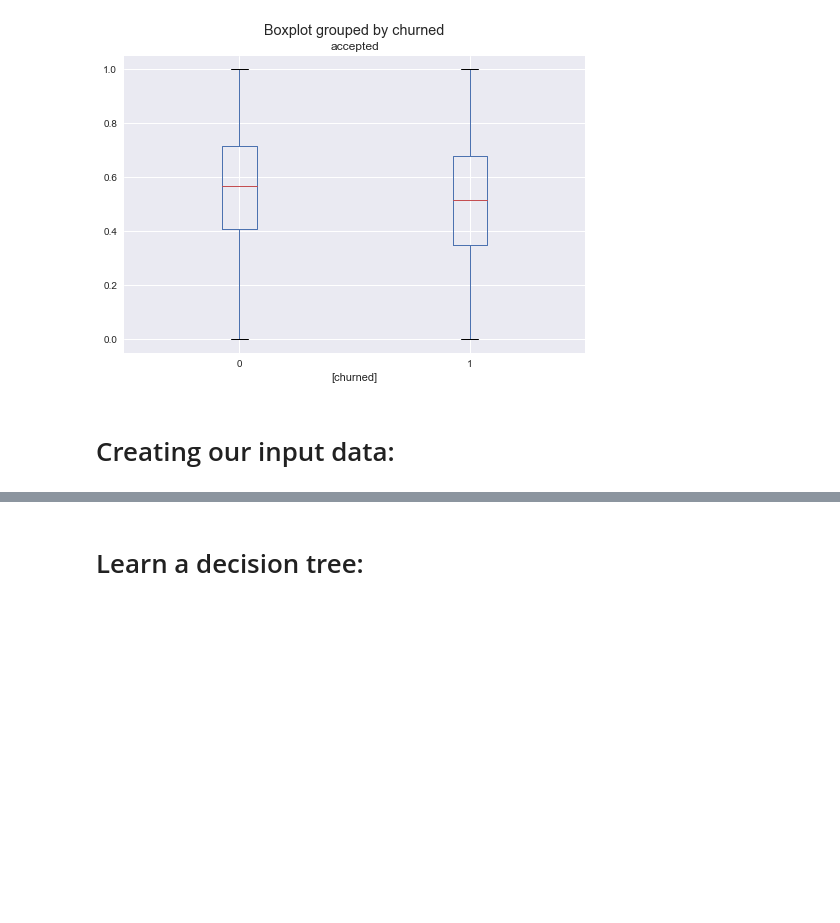
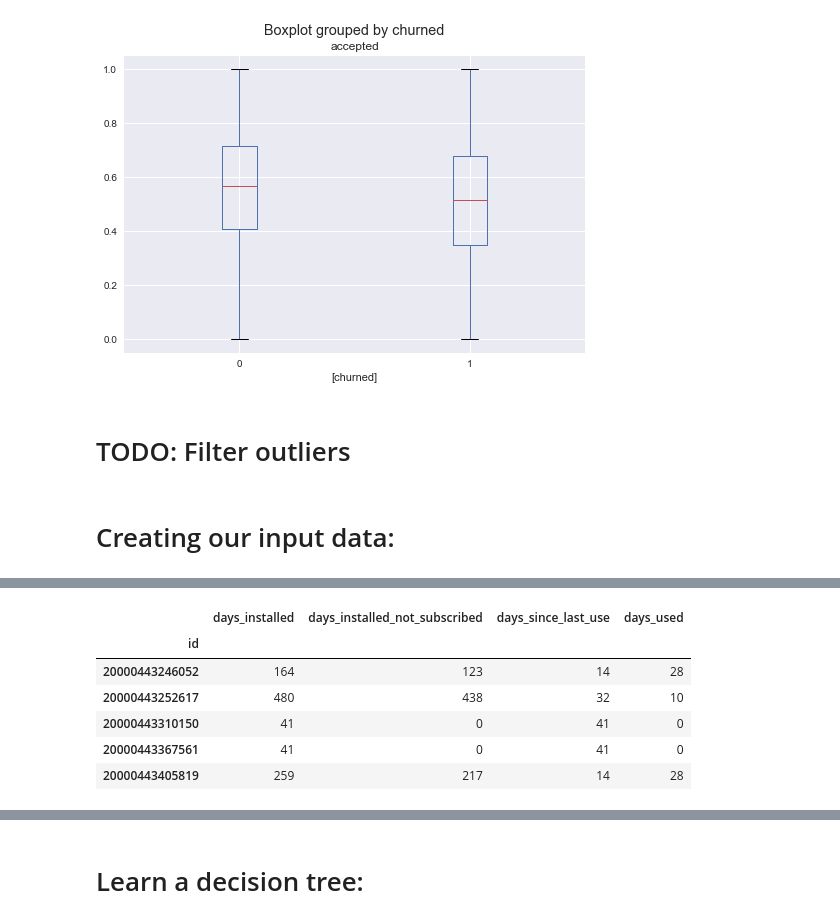
Before and after one commit to tomyitav/datahack-2018-challenge, a Jupyter notebook: datahack_2018.ipynb, the cells around one changed output, grey strips where cells are left out. Drawn from its saved outputs; the diff is of its cells as text; code cells hidden in the pictures; blank space fills up the shorter version.

Commit message:
Added date based features

```diff
--- a/datahack_2018.ipynb
+++ b/datahack_2018.ipynb
@@ -191,3 +189,5 @@ joined_df.groupby(['id', 'churned'])[['accepted']].mean().boxplot(by='churned')
 # %% [output]
 <matplotlib.axes._subplots.AxesSubplot at 0x...>
 [figure]
+# %% [markdown]
+# TODO: Filter outliers
@@ -194,2 +196,17 @@ joined_df.groupby(['id', 'churned'])[['accepted']].mean().boxplot(by='churned')
 # %% [markdown]
 # Creating our input data:
+# %%
+# Add time statistics
+start_of_time_series = joined_df['subscripiton_date'].min()
+print(start_of_time_series)
+end_of_time_series = joined_df['use_date'].max()
+print(end_of_time_series)
+date_features = joined_df[['id','installation_date','subscripiton_date','use_date']].groupby('id').max()
+date_features['days_installed'] = (pd.to_datetime(end_of_time_series) - date_features['installation_date']).dt.days
+date_features['days_installed_not_subscribed'] = (date_features['subscripiton_date'] - date_features['installation_date']).dt.days
+date_features['days_since_last_use'] = (pd.to_datetime(end_of_time_series) - pd.to_datetime(date_features['use_date'])).dt.days
+date_features['days_used'] = np.minimum((pd.to_datetime(date_features['use_date']) - date_features['installation_date']).dt.days,
+                                        (pd.to_datetime(date_features['use_date']) - pd.to_datetime(start_of_time_series) ).dt.days)
+date_features = date_features[['days_installed','days_installed_not_subscribed','days_since_last_use','days_used']]
+date_features.head()
+# %% [output]
@@ -196,3 +215,10 @@ joined_df.groupby(['id', 'churned'])[['accepted']].mean().boxplot(by='churned')
+|  | days_installed | days_installed_not_subscribed | days_since_last_use | days_used |
+| id |  |  |  |  |
+| 20000443246052 | 164 | 123 | 14 | 28 |
+| 20000443252617 | 480 | 438 | 32 | 10 |
+| 20000443310150 | 41 | 0 | 41 | 0 |
+| 20000443367561 | 41 | 0 | 41 | 0 |
+| 20000443405819 | 259 | 217 | 14 | 28 |
 # %%
 # extract mean usage time for FaceTune features
 users_mean_usage_time = pd.pivot_table(df_usage[['id', 'feature_name', 'usage_duration']], values='usage_duration', index=['id'], columns=['feature_name'], aggfunc=np.mean, fill_value=0)
```
Also changed, not shown: parts of 10 cells of this notebook.
